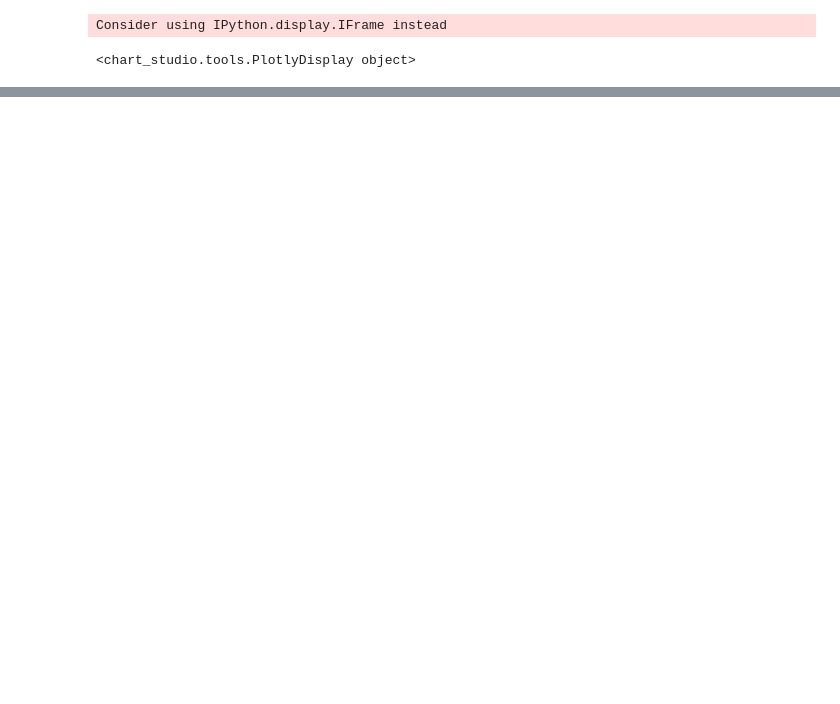
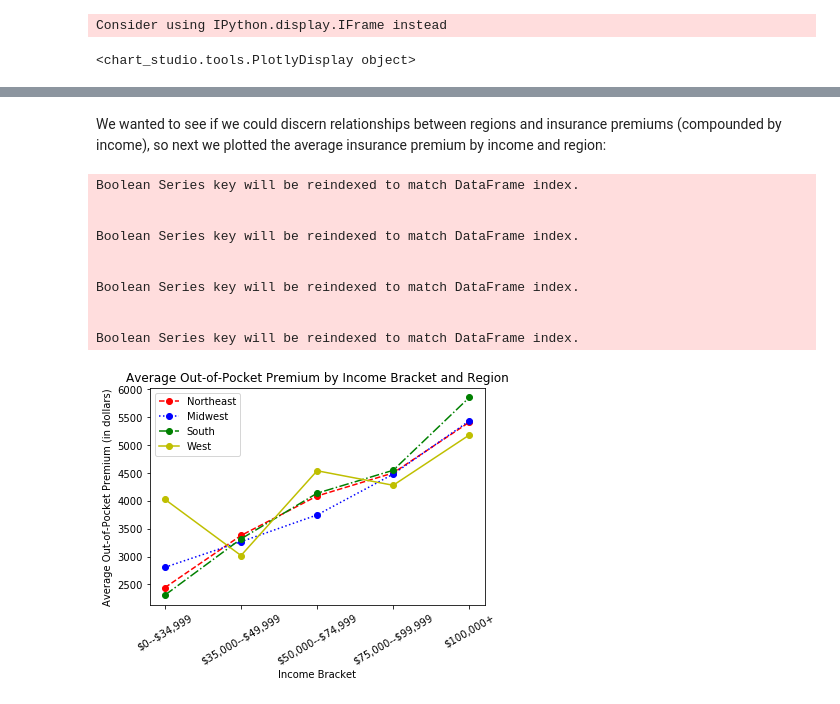
Before and after one commit to hanson263/PSTAT-134-Project, a Jupyter notebook: final_project_Maya.ipynb, the cells around one changed output, grey strips where cells are left out. Cells and saved outputs as stored; diff of their text form; code cells hidden in the pictures; blank space fills up the shorter version.

Commit message:
Added regional plot

```diff
--- a/final_project_Maya.ipynb
+++ b/final_project_Maya.ipynb
@@ -321,0 +458,37 @@ Consider using IPython.display.IFrame instead
+# %% [markdown]
+We wanted to see if we could discern relationships between regions and insurance premiums (compounded by income), so next we plotted the average insurance premium by income and region:
+# %%
+df_reg=df
+
+income_bracket = df_reg[df_reg.INCGRP4 < 6]['INCGRP4']
+
+df_reg_cost = df_reg[df_reg.HICOSTR1 < 90000]
+premium_cost_r1 = df_reg_cost[df_reg.REGION == 1]['HICOSTR1'].dropna()
+premium_cost_r2 = df_reg_cost[df_reg.REGION == 2]['HICOSTR1'].dropna()
+premium_cost_r3 = df_reg_cost[df_reg.REGION == 3]['HICOSTR1'].dropna()
+premium_cost_r4 = df_reg_cost[df_reg.REGION == 4]['HICOSTR1'].dropna()
+ave_r1 = premium_cost_r1.groupby(income_bracket).mean()
+ave_r2 = premium_cost_r2.groupby(income_bracket).mean()
+ave_r3 = premium_cost_r3.groupby(income_bracket).mean()
+ave_r4 = premium_cost_r4.groupby(income_bracket).mean()
+plt.pyplot.plot(ave_r1, 'o--r', label = 'Northeast')
+plt.pyplot.plot(ave_r2, 'o:b', label = 'Midwest')
+plt.pyplot.plot(ave_r3, 'o-.g', label = 'South')
+plt.pyplot.plot(ave_r4, 'o-y', label = 'West')
+plt.pyplot.xlabel('Income Bracket')
+plt.pyplot.ylabel('Average Out-of-Pocket Premium (in dollars)')
+plt.pyplot.title('Average Out-of-Pocket Premium by Income Bracket and Region')
+plt.pyplot.legend()
+plt.pyplot.xticks([1,2,3,4,5], ['\$0--\$34,999','\$35,000--\$49,999', '\$50,000--\$74,999', '\$75,000--\$99,999', '$100,000+'], rotation = 30);
+# %% [output]
+Boolean Series key will be reindexed to match DataFrame index.
+
+
+Boolean Series key will be reindexed to match DataFrame index.
+
+
+Boolean Series key will be reindexed to match DataFrame index.
+
+
+Boolean Series key will be reindexed to match DataFrame index.
+[figure, added]
```
Also changed, not shown: parts of 19 cells of this notebook.
